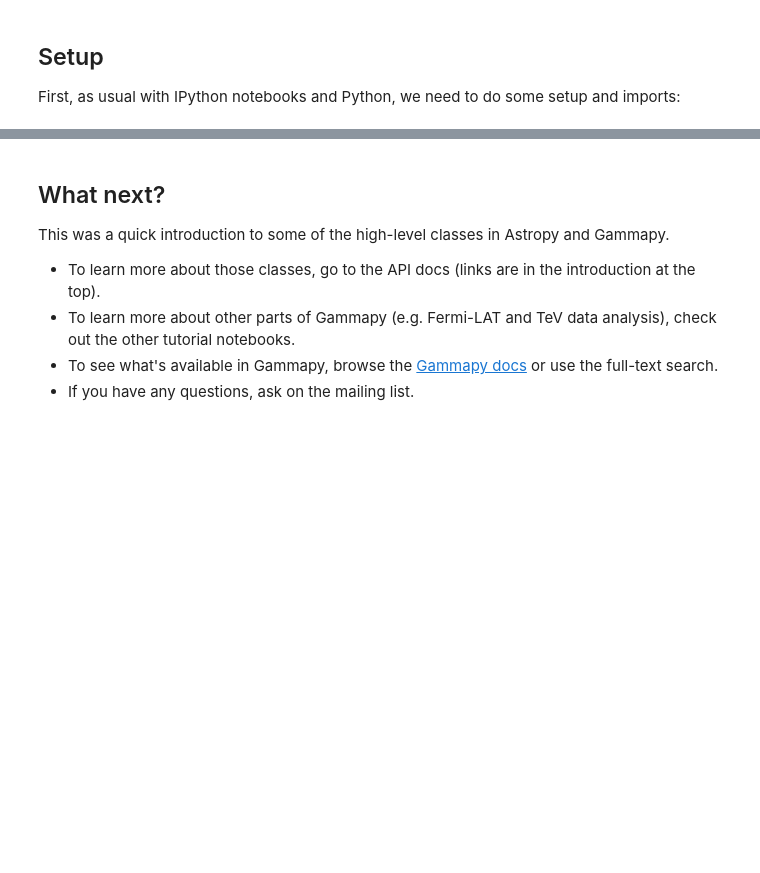
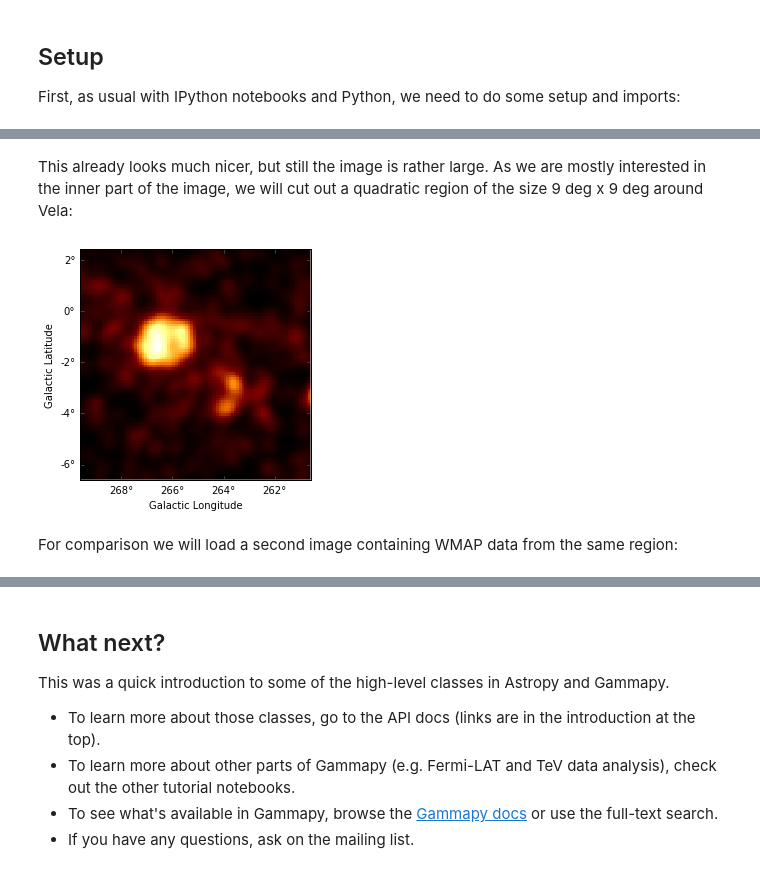
Before and after one commit to gammapy/gammapy-extra, a Jupyter notebook: notebooks/first_steps.ipynb, the cells around one changed output, grey strips where cells are left out. Drawn from its saved outputs; the diff is of its cells as text; code cells hidden in the pictures; blank space fills up the shorter version.

```diff
--- a/notebooks/first_steps.ipynb
+++ b/notebooks/first_steps.ipynb
@@ -124,0 +90,13 @@ source = cat['2FHL J0534.5+2201'] # Crab nebula
+# %% [markdown]
+This already looks much nicer, but still the image is rather large. As we are mostly interested in the inner part of the image, we will cut out a quadratic region of the size 9 deg x 9 deg around Vela:
+# %%
+# define center and size of the cutout region
+center = SkyCoord(265.0, -2.0, unit='deg', frame='galactic')
+size = 9.0 * u.deg
+
+vela_2fhl_cutout = vela_2fhl_smoothed.cutout(center, size)
+vela_2fhl_cutout.show()
+# %% [output]
+[figure, added]
+# %% [markdown]
+For comparison we will load a second image containing WMAP data from the same region:
```
Also changed, not shown: parts of 51 cells of this notebook.
